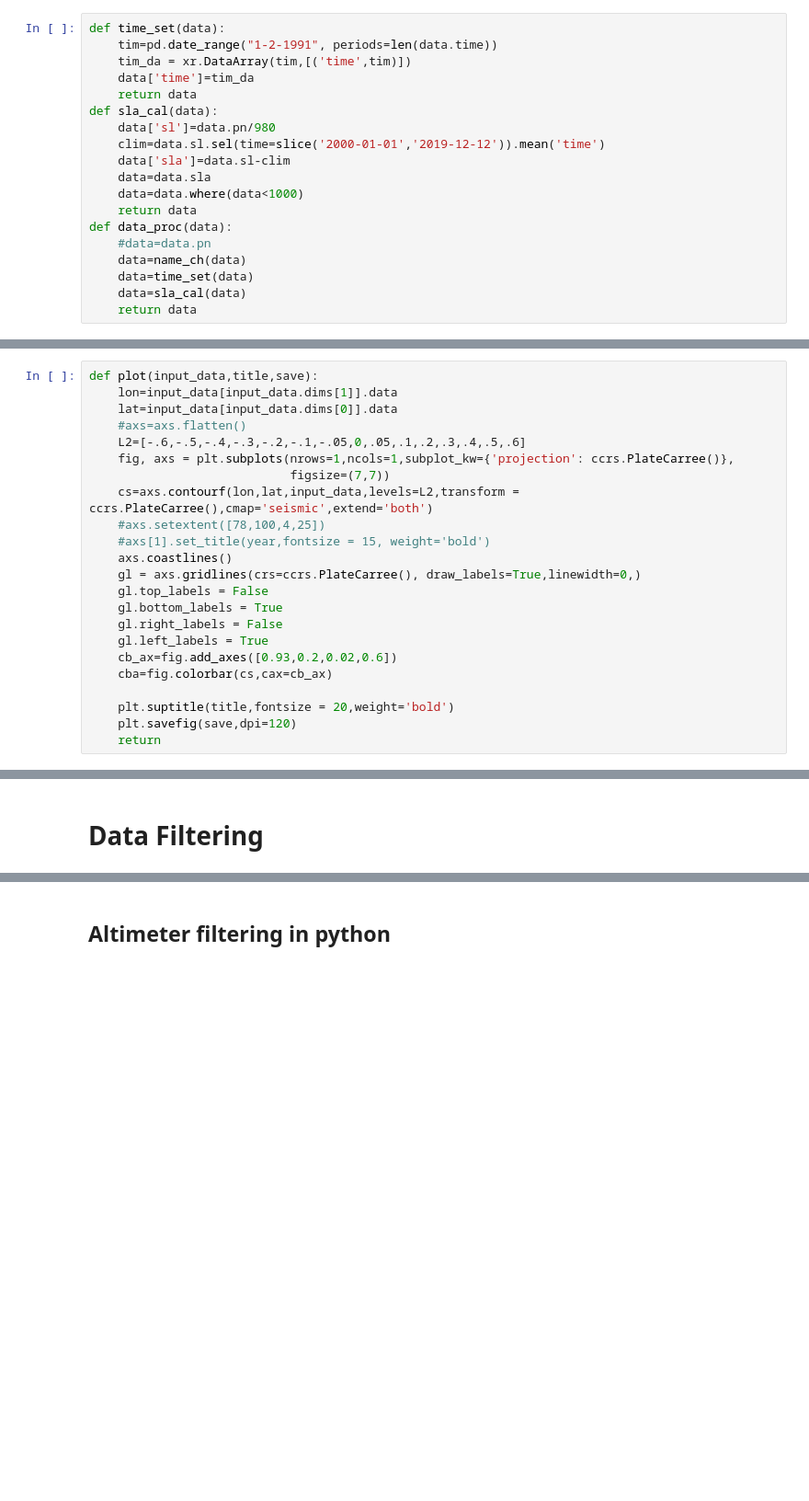
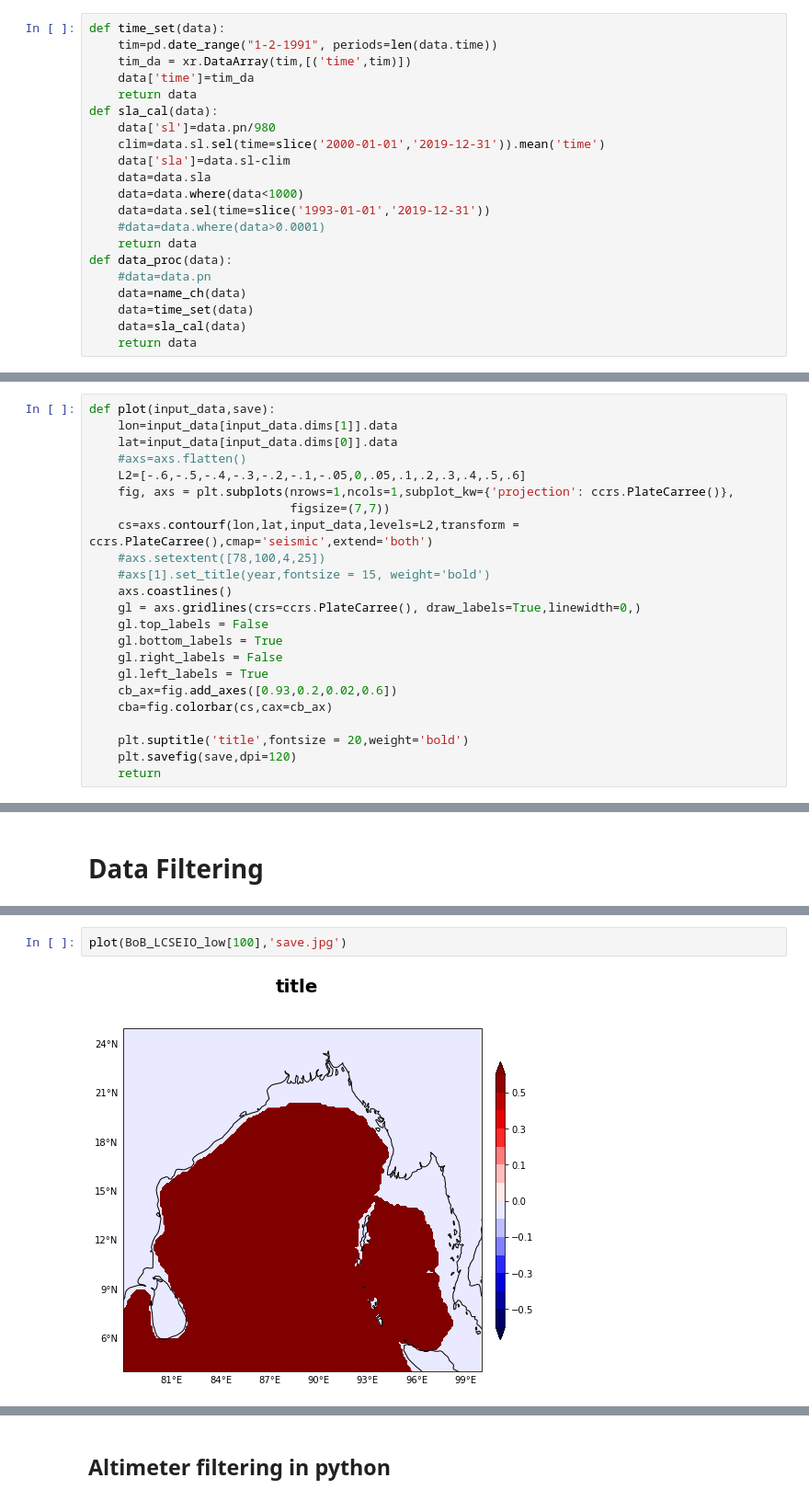
Before and after one commit to ghossh/BoB-Decadal-SLA, a Jupyter notebook: BoB_plots.ipynb, the cells around one changed output, grey strips where cells are left out. Shown at 92% size. Saved outputs shown, nothing was run; the diff lists cells and outputs as text; blank space fills up the shorter version.

```diff
--- a/BoB_plots.ipynb
+++ b/BoB_plots.ipynb
@@ -25,10 +25,12 @@ def time_set(data):
     return data
 def sla_cal(data):
     data['sl']=data.pn/980
-    clim=data.sl.sel(time=slice('2000-01-01','2019-12-12')).mean('time')
+    clim=data.sl.sel(time=slice('2000-01-01','2019-12-31')).mean('time')
     data['sla']=data.sl-clim
     data=data.sla
     data=data.where(data<1000)
+    data=data.sel(time=slice('1993-01-01','2019-12-31'))
+    #data=data.where(data>0.0001)
     return data
 def data_proc(data):
     #data=data.pn
@@ -39,5 +68,5 @@ def data_proc(data):
 # %%
-def plot(input_data,title,save):
+def plot(input_data,save):
     lon=input_data[input_data.dims[1]].data
     lat=input_data[input_data.dims[0]].data
     #axs=axs.flatten()
@@ -56,6 +85,6 @@ def plot(input_data,title,save):
     cb_ax=fig.add_axes([0.93,0.2,0.02,0.6])
     cba=fig.colorbar(cs,cax=cb_ax)
 
-    plt.suptitle(title,fontsize = 20,weight='bold')
+    plt.suptitle('title',fontsize = 20,weight='bold')
     plt.savefig(save,dpi=120)
     return
@@ -194,0 +234,4 @@ BoB_plot(i,"Bay of Bengal filtered altimeter Summer(ferret)",
+# %%
+plot(BoB_LCSEIO_low[100],'save.jpg')
+# %% [output]
+[figure, added]
```
Also changed, not shown: parts of 52 cells of this notebook, 7 other files.
